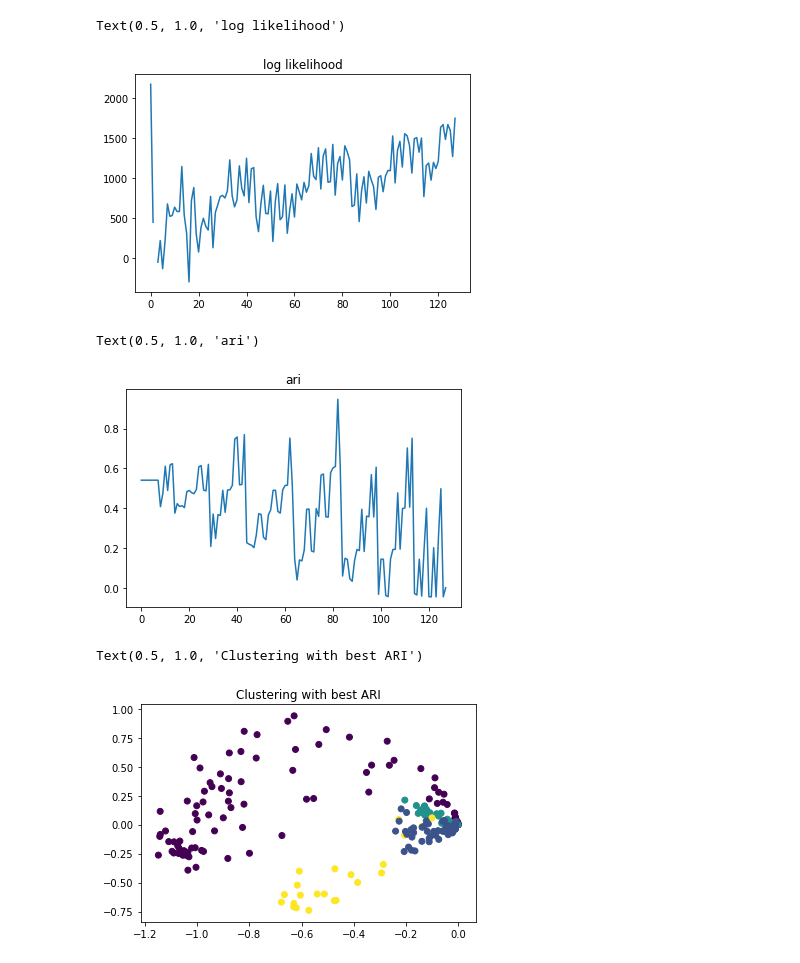
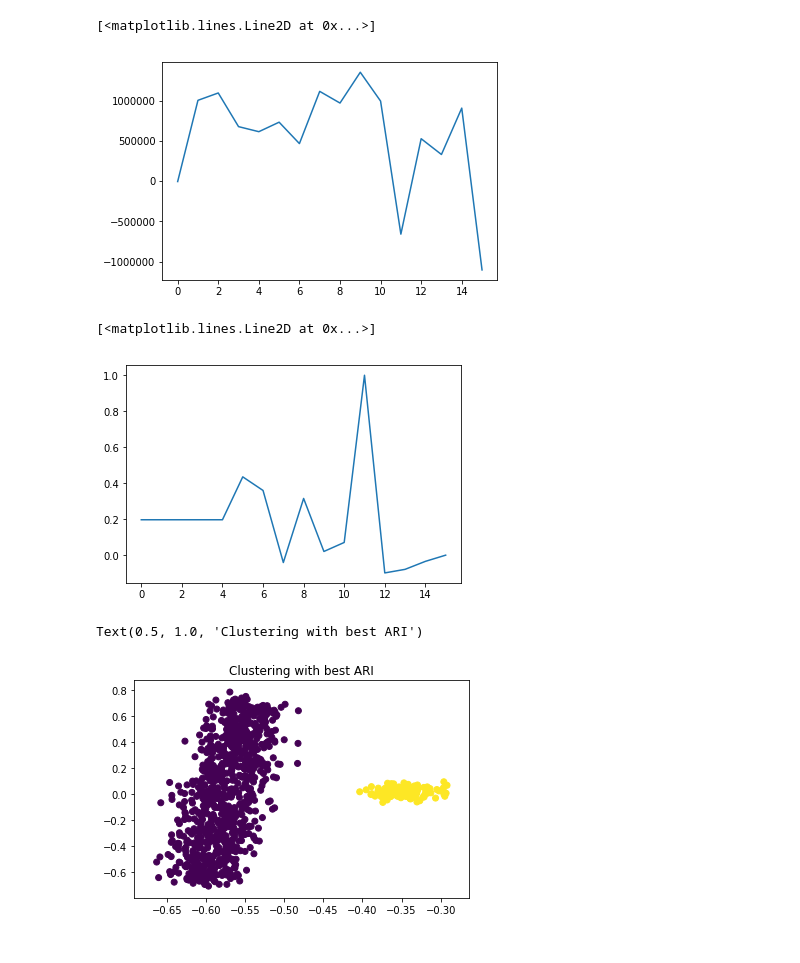
Before and after one commit to neurodata/weighted_graph_models, a Jupyter notebook: cyclops.ipynb, the cells around one changed output. Saved outputs shown, nothing was run; the diff lists cells and outputs as text; code cells hidden in the pictures.

```diff
--- a/cyclops.ipynb
+++ b/cyclops.ipynb
@@ -54,5 +57,5 @@ n = 1000
 pi = 0.9
 
 A, counts = generate_cyclops(X, n, pi, None)
-c = ['b']*counts[0]
-c += ['r']*counts[1]
+c = [0]*counts[0]
+c += [1]*counts[1]
@@ -74,5 +74,5 @@ ax.scatter(X_hat[:, 0], X_hat[:, 1], X_hat[:, 2], c=c)
 # %%
-gclust = GCLUST(min_components=4)
+gclust = GCLUST(max_components=4)
 c_hat = gclust.fit_predict(X_hat)
 
 fig = plt.figure()
@@ -161,12 +199,0 @@ right_adj, right_labels = load_drosophila_right(return_labels=True)
-# %%
-np.random.seed(16662)
-A_right = binarize(right_adj)
-X_hat_right = np.concatenate(ASE(n_components=3).fit_transform(A_right), axis=1)
-gclust_right = GCLUST(max_components=15)
-c_hat_right = gclust_right.fit_predict(X_hat_right)
-
-fig, ax = plt.subplots(1,1)
-ax.scatter(-X_hat_right[:, 0], X_hat_right[:, 1], c=c_hat_right)
-
-unique_labels = np.unique(c_hat_right)
-K = len(unique_labels)
@@ -241,39 +200,31 @@ for k in range(len(unique_labels)):
 # %%
 fig, ax = plt.subplots(1,1)
-ax.plot(np.arange(2**K), loglikelihoods_right)
-ax.set_title('log likelihood')
+ax.plot(np.arange(2**K), bic)
 # %% [output]
-Text(0.5, 1.0, 'log likelihood')
+[<matplotlib.lines.Line2D at 0x...>]
-[figure, old version]
+[figure, new version]
 # %%
 fig, ax = plt.subplots(1,1)
-ax.plot(np.arange(2**K), aris_right)
-ax.set_title('ari')
+ax.plot(np.arange(2**K), aris)
 # %% [output]
-Text(0.5, 1.0, 'ari')
+[<matplotlib.lines.Line2D at 0x...>]
-[figure, old version]
+[figure, new version]
 # %%
-combo = combos[np.argmax(aris_right) - 1]
+combo = combos[np.argmax(aris)]
 temp_quad_labels = np.concatenate(class_idx[combo])
 temp_label = min(combo)
 temp_n = len(temp_quad_labels)
 
-temp_c_hat = c_hat_right.copy()
+temp_c_hat = c_hat.copy()
 temp_c_hat[temp_quad_labels] = temp_label
 
-maxes = np.array([max(X_hat_right[temp_quad_labels, i]) for i in range(X_hat_right.shape[1] - 1)])
-mins = np.array([min(X_hat_right[temp_quad_labels, i]) for i in range(X_hat_right.shape[1] - 1)])
-area = np.prod(maxes - mins)
-log_A = temp_n * np.log(1/area)
-
-guess = (1,1,1,1,1,1)
-params, pcov = optimize.curve_fit(func, X_hat_right[temp_quad_labels, :5], X_hat_right[temp_quad_labels, 2], guess)
+params, pcov = optimize.curve_fit(func, X_hat[temp_quad_labels, :2], X_hat[temp_quad_labels, 2])
 
 fig, ax = plt.subplots(1,1)
-ax.scatter(-X_hat_right[:, 0], X_hat_right[:, 1], c=temp_c_hat)
+ax.scatter(-X_hat[:, 0], X_hat[:, 1], c=temp_c_hat)
 ax.set_title('Clustering with best ARI')
 # %% [output]
 Text(0.5, 1.0, 'Clustering with best ARI')
-[figure, old version]
+[figure, new version]
 # %%
 fig, ax = plt.subplots(1,1)
```
Also changed, not shown: parts of 19 cells of this notebook, 1 other file.
